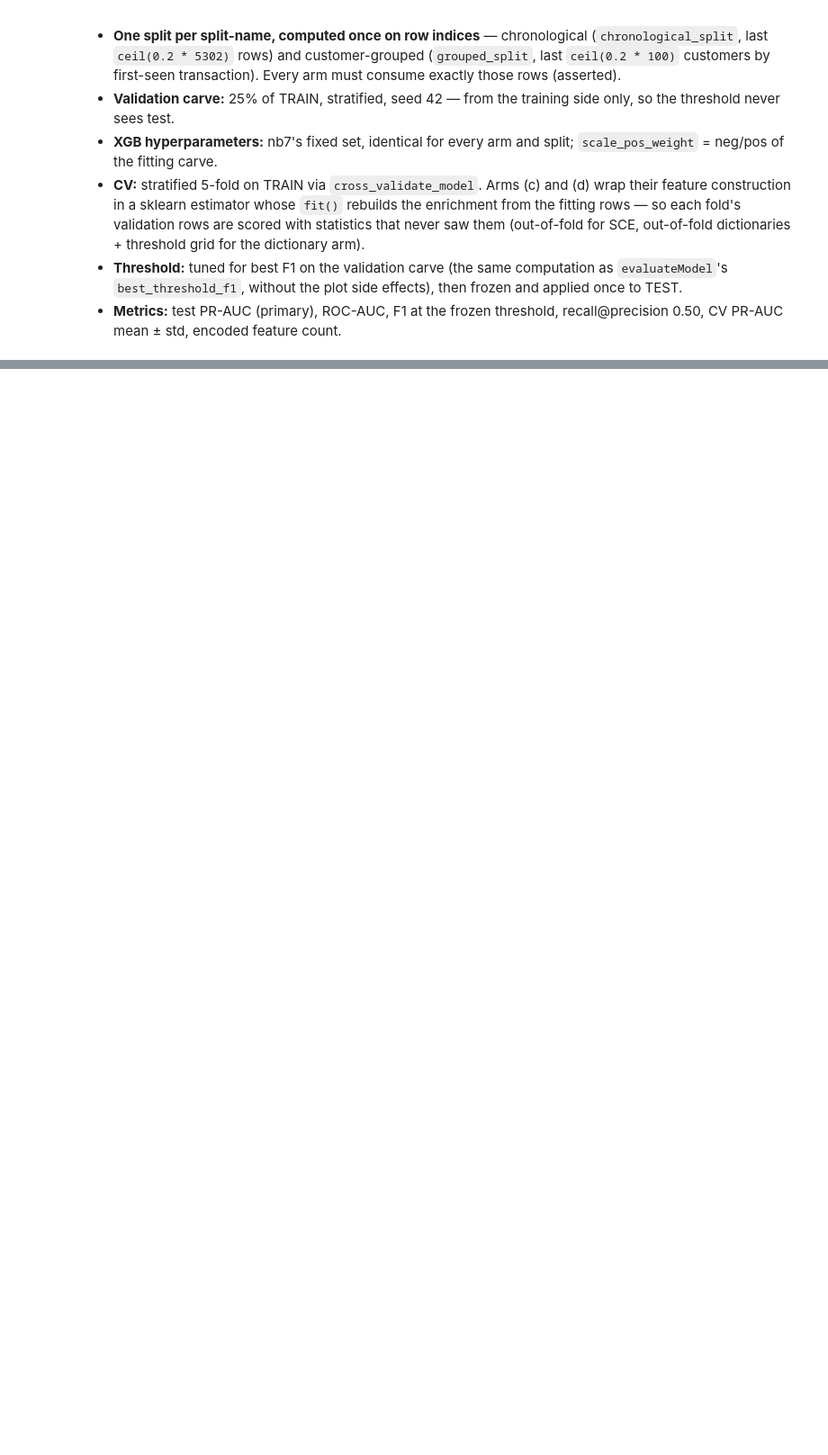
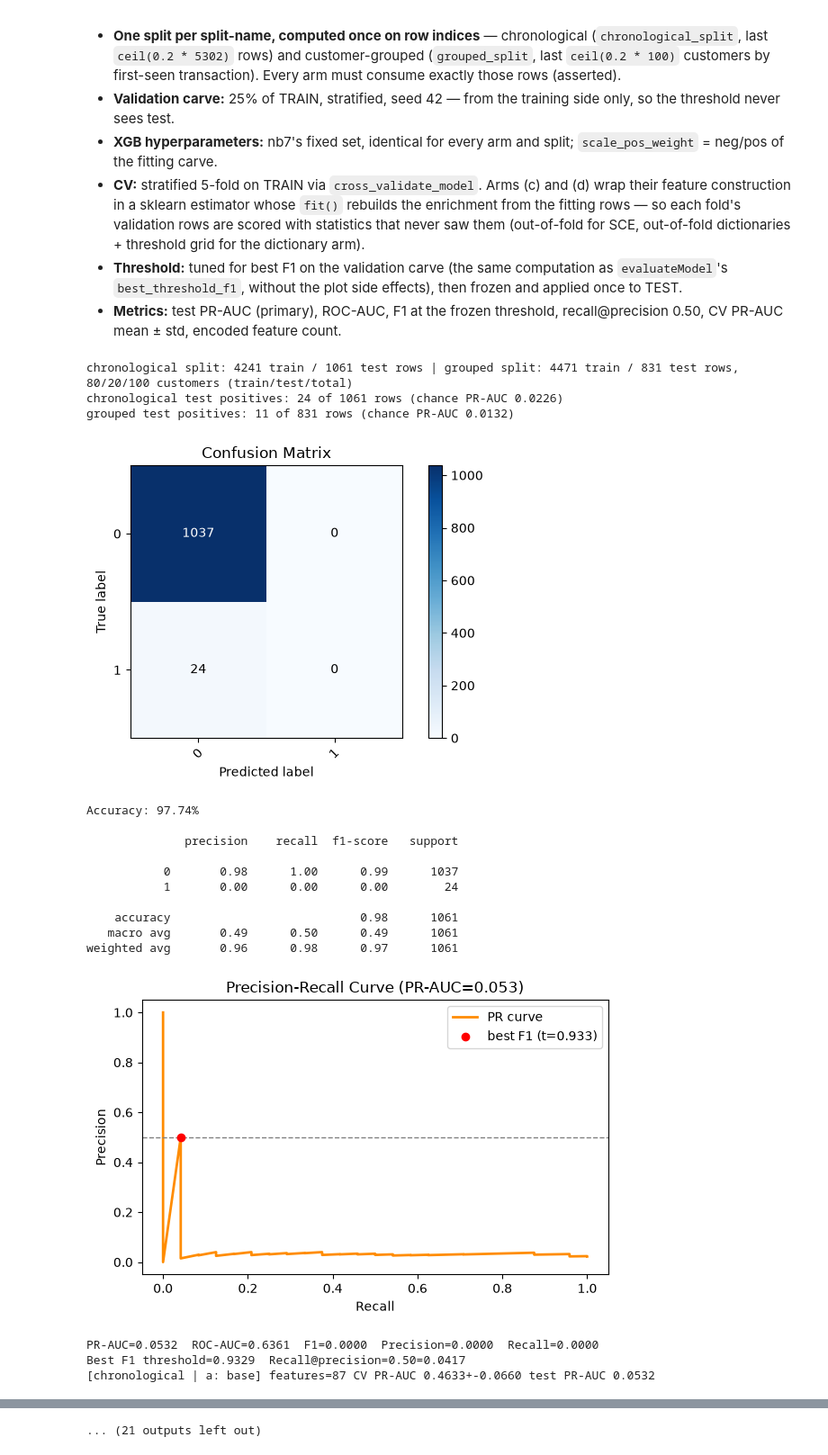
Before and after one commit to joint-hubs/Fraud-Prediction, a Jupyter notebook: src/8. SCE Enrichment.ipynb, the cells around one changed output, grey strips where cells are left out. Shown at 90% size. Saved outputs shown, nothing was run; the diff lists cells and outputs as text; code cells hidden in the pictures; blank space fills up the shorter version.

```diff
--- a/src/8. SCE Enrichment.ipynb
+++ b/src/8. SCE Enrichment.ipynb
@@ -674,30 +728,63 @@ print(
         enriched.loc[grp_test_idx, "customer"].nunique(),
         enriched["customer"].nunique(),
     )
 )
 
 
 def run_split(split_name, train_idx, test_idx):
     # One split, all four arms; identical-splits guard per arm (nb7 discipline).
     rows = []
     for label, arm_fn in ARMS:
         row, used_train, used_test = arm_fn(train_idx, test_idx)
         assert used_train.equals(train_idx) and used_test.equals(test_idx), (
             "split drift between arms in %s (%s)" % (split_name, label)
         )
         row["split"] = split_name
         row["arm"] = label
         rows.append(row)
         print(
             "[%s | %s] features=%d CV PR-AUC %.4f+-%.4f test PR-AUC %.4f"
             % (
                 split_name, label, row["encoded features"],
                 row["CV PR-AUC mean"], row["CV PR-AUC std"], row["test PR-AUC"],
             )
         )
     return rows
 
 
+# Chance levels for the report: a random ranking lands at the test
+# positive rate on PR-AUC. Both test sets are small in positives, so the
+# exact counts are printed next to the numbers they contextualize.
+chron_pos = int(y_full.loc[chron_test_idx].sum())
+grp_pos = int(y_full.loc[grp_test_idx].sum())
+print(
+    "chronological test positives: %d of %d rows (chance PR-AUC %.4f)"
+    % (chron_pos, len(chron_test_idx), chron_pos / len(chron_test_idx))
+)
+print(
+    "grouped test positives: %d of %d rows (chance PR-AUC %.4f)"
+    % (grp_pos, len(grp_test_idx), grp_pos / len(grp_test_idx))
+)
+
 results_rows = run_split("chronological", chron_train_idx, chron_test_idx)
 results_rows += run_split("grouped", grp_train_idx, grp_test_idx)
 print("\nidentity check: PASS — all arms ran on identical row splits")
+# %% [output]
+chronological split: 4241 train / 1061 test rows | grouped split: 4471 train / 831 test rows, 80/20/100 customers (train/test/total)
+chronological test positives: 24 of 1061 rows (chance PR-AUC 0.0226)
+grouped test positives: 11 of 831 rows (chance PR-AUC 0.0132)
+[figure, added]
+Accuracy: 97.74%
+
+              precision    recall  f1-score   support
+
+           0       0.98      1.00      0.99      1037
+           1       0.00      0.00      0.00        24
+
+    accuracy                           0.98      1061
+   macro avg       0.49      0.50      0.49      1061
+weighted avg       0.96      0.98      0.97      1061
+[figure, added]
+PR-AUC=0.0532  ROC-AUC=0.6361  F1=0.0000  Precision=0.0000  Recall=0.0000
+Best F1 threshold=0.9329  Recall@precision=0.50=0.0417
+[chronological | a: base] features=87 CV PR-AUC 0.4633+-0.0660 test PR-AUC 0.0532
@@ -704,3 +818,4 @@ print("\nidentity check: PASS — all arms ran on identical row splits")
+... (21 outputs left out)
 # %%
 RESULT_COLS = [
     "split",
```
Also changed, not shown: parts of 6 cells of this notebook, 1 other file.
